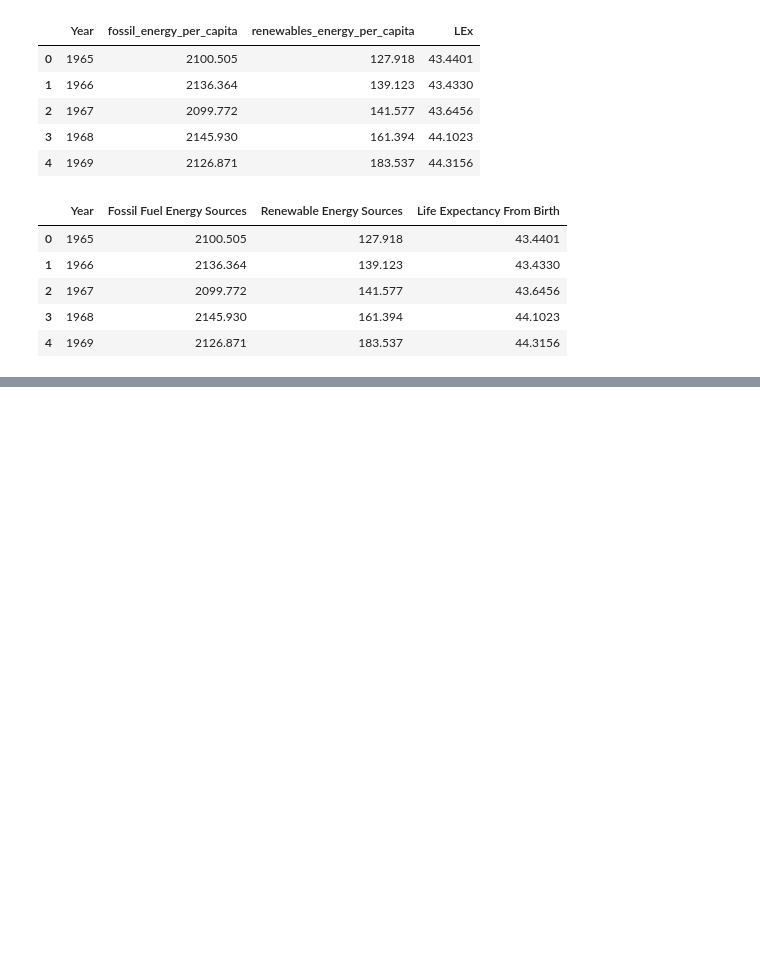
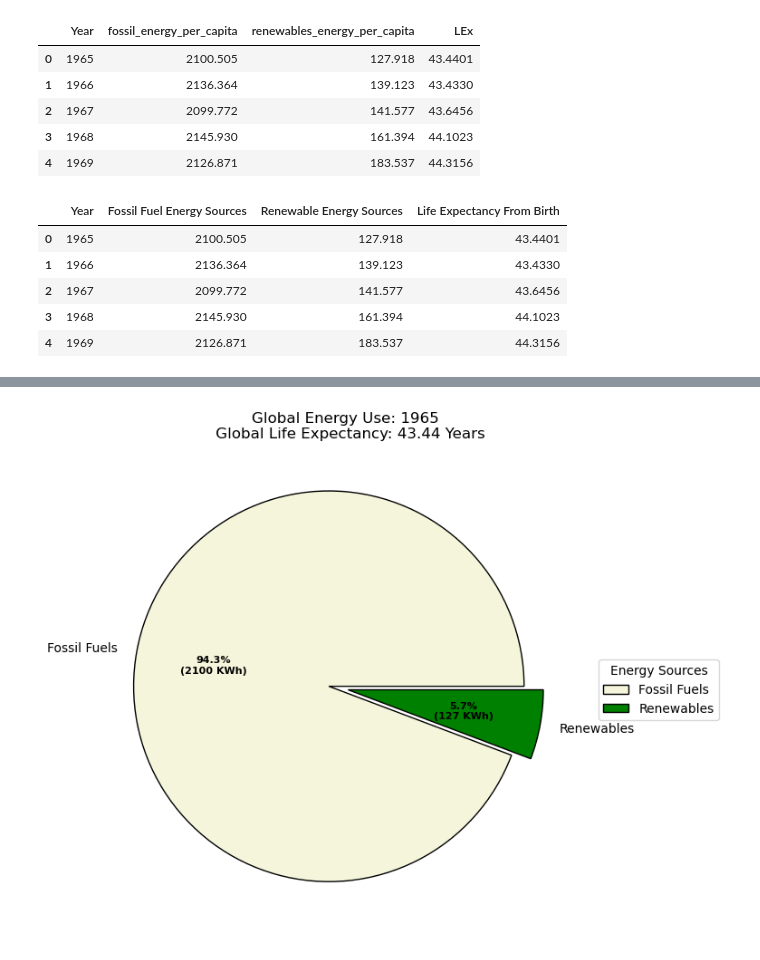
Before and after one commit to Faith-Hall/Group-Project-1, a Jupyter notebook: analysis_3.ipynb, the cells around one changed output, grey strips where cells are left out. Drawn from its saved outputs; the diff is of its cells as text; code cells hidden in the pictures; blank space fills up the shorter version.

```diff
--- a/analysis_3.ipynb
+++ b/analysis_3.ipynb
@@ -69,0 +76,42 @@ LE_birth = "Life Expectancy From Birth"
+# %%
+# graphs 1965
+# Acknowledgement: https://www.geeksforgeeks.org/plot-a-pie-chart-in-python-using-matplotlib/
+# primary energy sources (world) 1965
+
+labels = ["Fossil Fuels", "Renewables"]
+data = [2100.505, 127.918]
+explode = (0.1, 0.0)
+colors = ("beige", "green")
+
+# wedge properties
+wp = {'linewidth' : 1, 'edgecolor' : "black"}
+
+# create autopct arguments
+def func(pct, allvalues) :
+    absolute = int(pct / 100.*np.sum(allvalues))
+    return "{:.1f}%\n({:d} KWh)".format(pct, absolute)
+
+fig1, fig_1965 = plt.subplots(figsize = (10, 7))
+wedges, texts, autotexts = fig_1965.pie(data,
+                                        autopct = lambda pct : func(pct, data),
+                                        explode = explode,
+                                        labels = labels,
+                                        shadow = False,
+                                        colors = colors,
+                                        startangle = 0,
+                                        wedgeprops = wp,
+                                        textprops = dict(color = "black"))
+
+# add legend
+fig_1965.legend(wedges, labels,
+                title = "Energy Sources",
+                loc = "center left",
+                bbox_to_anchor = (1, 0, 0.5, 1))
+
+plt.setp(autotexts, size = 8, weight ="bold")
+fig_1965.set_title("Global Energy Use: 1965 \n Global Life Expectancy: 43.44 Years")
+
+# show plot
+plt.show()
+# %% [output]
+[figure, added]
```
Also changed, not shown: parts of 3 cells of this notebook.
